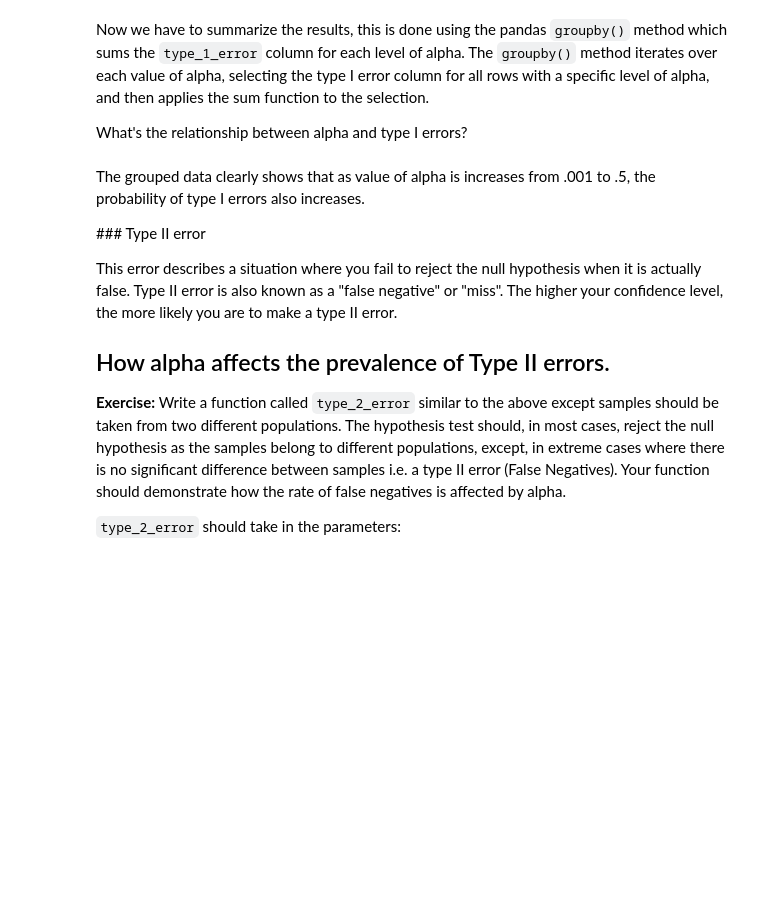
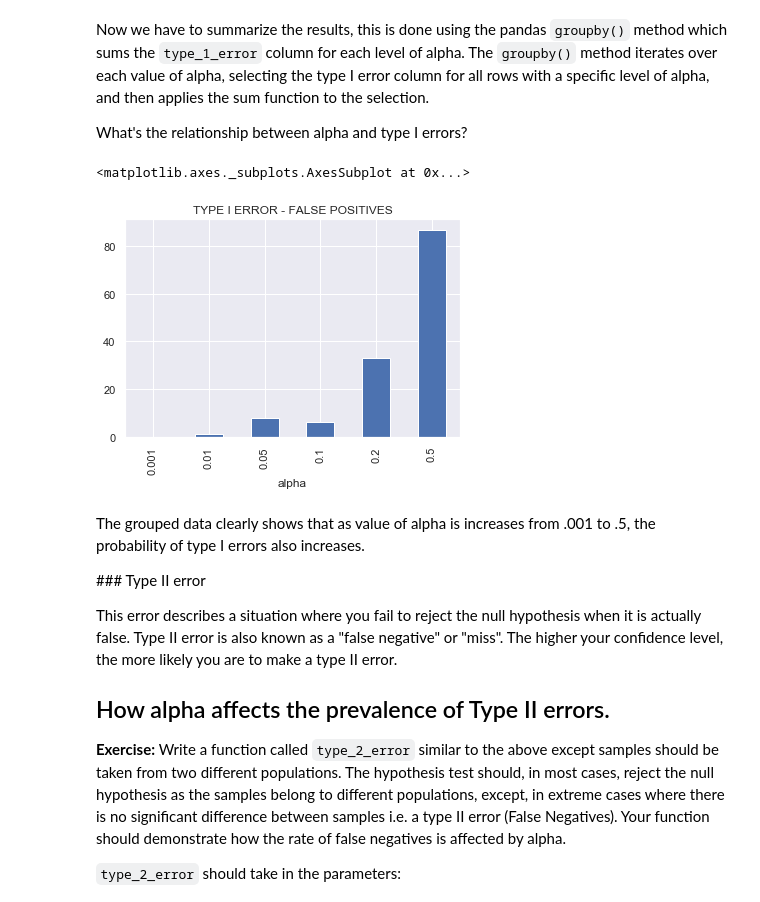
Before and after one commit to emel333/dsc-type-1-and-2-error-lab-onl01-dtsc-pt-070620, a Jupyter notebook: index.ipynb, the cells around one changed output. Drawn from its saved outputs; the diff is of its cells as text; code cells hidden in the pictures; blank space fills up the shorter version.

```diff
--- a/index.ipynb
+++ b/index.ipynb
@@ -135,5 +135,36 @@ def type_1_error(population, num_tests, alpha_set):
     sig_tests : DataFrame
         A dataframe containing the columns 'type_1_error', 'p_value', and 'alpha'
     """
-    pass
+    type_1s = []
+    p_vals = []
+    alphas = []
+
+    for i in range(1,num_tests+1):
+
+        sample1 = np.random.choice(population,num_tests,replace=True)
+        sample2 = np.random.choice(population,num_tests,replace=True)
+
+        t_stat = stats.ttest_ind(sample1,sample2)
+        p_vals.append(t_stat[1])
+
+        alpha_random = np.random.choice(alpha_set)
+
+        if t_stat[1] < alpha_random:
+            alphas.append(alpha_random)
+            type_1s.append(True)
+        else:
+            alphas.append(alpha_random)
+            type_1s.append(False)
+
+
+    sig_tests = {'type_1_error': type_1s, 'p_value': p_vals, 'alpha': alphas}
+
+    return pd.DataFrame(sig_tests)
+
 # Example dataframe for 1 test below
+
+popu = np.random.normal(100, 20, 1000)
+test_num = 1000
+the_alphas = [0.001, 0.01, 0.05, 0.1, 0.2, 0.5]
+
+type_1_error(popu,test_num,the_alphas)
@@ -143,12 +188,15 @@ Now we have to summarize the results, this is done using the pandas `groupby()`
 What's the relationship between alpha and type I errors?
 # %%
 # group type I error by values of alpha
-pop = None
-num_tests = None
-alpha_set = None
+pop = popu
+num_tests = test_num
+alpha_set = the_alphas
 sig_tests_1 = type_1_error(pop, num_tests, alpha_set)
 group_error = sig_tests_1.groupby('alpha')['type_1_error'].sum()
 group_error.plot.bar(title = "TYPE I ERROR - FALSE POSITIVES")
+# %% [output]
+<matplotlib.axes._subplots.AxesSubplot at 0x...>
+[figure, added]
 # %% [markdown]
 The grouped data clearly shows that as value of alpha is increases from .001 to .5, the probability of type I errors also increases.
 
```
Also changed, not shown: parts of 8 cells of this notebook.
